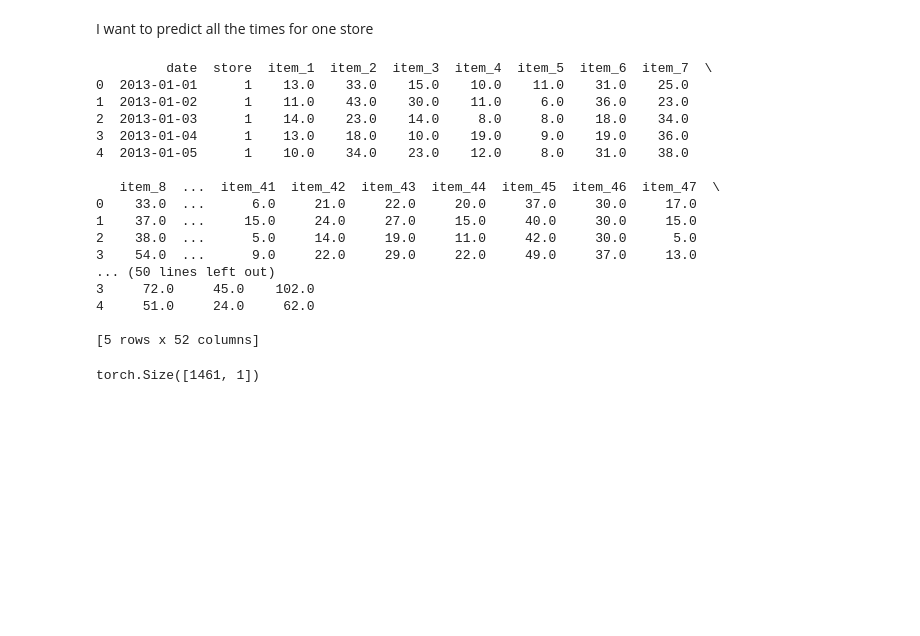
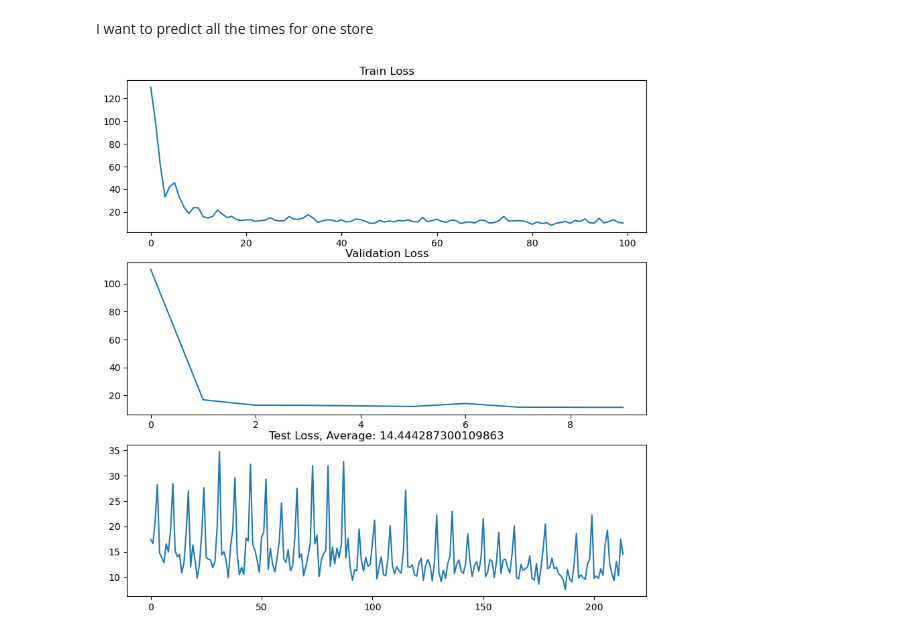
Before and after one commit to normanlrasmussen/Demand_NN, a Jupyter notebook: training/1_store_test.ipynb, the cells around one changed output. Drawn from its saved outputs; the diff is of its cells as text; code cells hidden in the pictures; blank space fills up the shorter version.

```diff
--- a/training/1_store_test.ipynb
+++ b/training/1_store_test.ipynb
@@ -59,35 +58,34 @@ all_specs = [
 # %%
 # Get data for spec
 train_loader, val_loader, test_loader = create_dataloader(
-    batch_size=32,
+    batch_size=8,
     test_batch_size=1,
     pin_memory=False,
     data_mask=[
         ("store", 1)
     ],
     specs=all_specs,
-    combine_items=True
+    combine_stores=True
     )
-# %% [output]
-         date  store  item_1  item_2  item_3  item_4  item_5  item_6  item_7  \
-0  2013-01-01      1    13.0    33.0    15.0    10.0    11.0    31.0    25.0
-1  2013-01-02      1    11.0    43.0    30.0    11.0     6.0    36.0    23.0
-2  2013-01-03      1    14.0    23.0    14.0     8.0     8.0    18.0    34.0
-3  2013-01-04      1    13.0    18.0    10.0    19.0     9.0    19.0    36.0
-4  2013-01-05      1    10.0    34.0    23.0    12.0     8.0    31.0    38.0
-
-   item_8  ...  item_41  item_42  item_43  item_44  item_45  item_46  item_47  \
-0    33.0  ...      6.0     21.0     22.0     20.0     37.0     30.0     17.0
-1    37.0  ...     15.0     24.0     27.0     15.0     40.0     30.0     15.0
-2    38.0  ...      5.0     14.0     19.0     11.0     42.0     30.0      5.0
-3    54.0  ...      9.0     22.0     29.0     22.0     49.0     37.0     13.0
-... (50 lines left out)
-3     72.0     45.0    102.0
-4     51.0     24.0     62.0
-
-[5 rows x 52 columns]
-# %%
-x = train_loader.dataset.x
-print(x.shape)
-# %% [output]
-torch.Size([1461, 1])
+# %%
+h_cost = 1
+l_cost = 3
+
+net = simple_net(train_loader.dataset.x.shape[1], hidden_size=train_loader.dataset.x.shape[1], output_size=train_loader.dataset.y.shape[1])
+loss = partial(pinball_loss, h_cost=h_cost, l_cost=l_cost)
+optimizer = torch.optim.Adam(net.parameters(), lr=0.001)
+
+train_losses, val_losses = train(net, optimizer, loss, train_loader, val_loader, epochs=100, eval_interval=10, device="cpu")
+
+test_loss = get_test_loss(net, test_loader, loss, "cpu")
+# %%
+fig, axs = plt.subplots(3, 1, figsize=(10, 10))
+axs[0].plot(train_losses)
+axs[0].set_title("Train Loss")
+axs[1].plot(val_losses)
+axs[1].set_title("Validation Loss")
+axs[2].plot(test_loss)
+axs[2].set_title(f"Test Loss, Average: {torch.tensor(test_loss).mean()}")
+plt.show()
+# %% [output]
+[figure, added]
```
Also changed, not shown: parts of 1 cell of this notebook, 4 other files.
